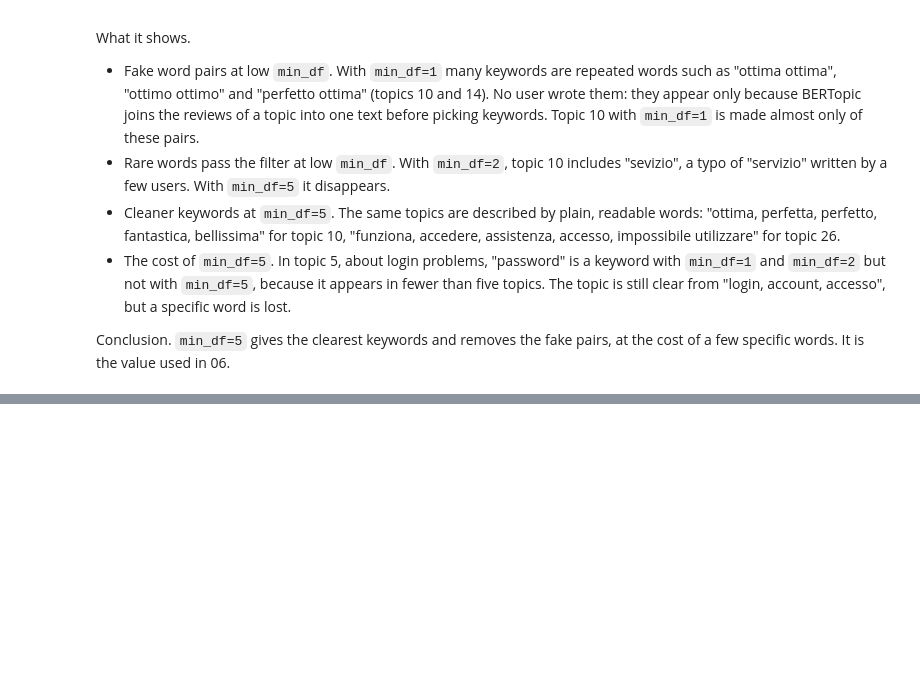
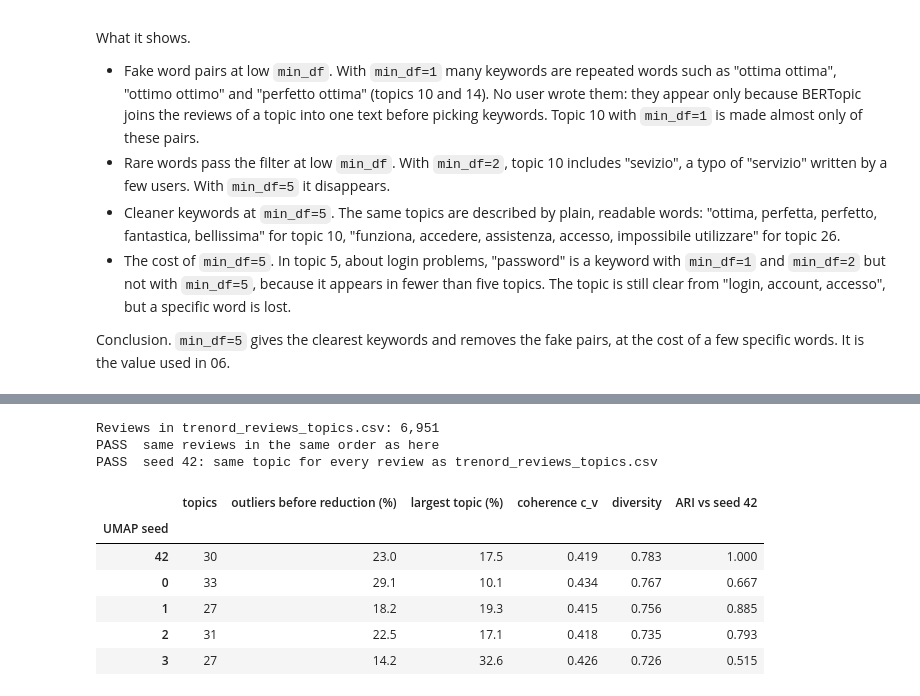
Before and after one commit to paolotroia-datavizlab/trenord-reviews-bertopic, a Jupyter notebook: notebooks/05_model_selection.ipynb, the cells around one changed output, grey strips where cells are left out. Drawn from its saved outputs; the diff is of its cells as text; code cells hidden in the pictures; blank space fills up the shorter version.

Commit message:
Add duplicate check to 03 and min_samples, seed, embedding model and keyword comparisons to 05

```diff
--- a/notebooks/05_model_selection.ipynb
+++ b/notebooks/05_model_selection.ipynb
@@ -531,0 +583,11 @@ Conclusion. `min_df=5` gives the clearest keywords and removes the fake pairs, a
+# %%
+# --- TRAIN ONE MODEL PER min_samples (min_cluster_size=30, min_df=5) ---
+min_samples_runs = {}
+
+for min_samples in MIN_SAMPLES_VALUES:
+    topic_model, run_topics_before, run_topics_after = train_topic_model(30, min_df=5, min_samples=min_samples)
+    min_samples_runs[min_samples] = {
+        "model": topic_model,
+        "topics_before": run_topics_before,
+        "topics_after": run_topics_after,
+    }
@@ -531,0 +650,11 @@ Conclusion. `min_df=5` gives the clearest keywords and removes the fake pairs, a
+# %%
+# --- TRAIN ONE MODEL PER UMAP SEED (min_cluster_size=30, min_df=5) ---
+seed_runs = {}
+
+for seed in UMAP_SEEDS:
+    topic_model, run_topics_before, run_topics_after = train_topic_model(30, min_df=5, umap_random_state=seed)
+    seed_runs[seed] = {
+        "model": topic_model,
+        "topics_before": run_topics_before,
+        "topics_after": run_topics_after,
+    }
@@ -531,0 +667,52 @@ Conclusion. `min_df=5` gives the clearest keywords and removes the fake pairs, a
+# %%
+# --- SEED 42 REPRODUCES THE TOPICS OF 06 ---
+# trenord_reviews_topics.csv holds the topic that 06 gave to each Italian review.
+# The rows must be the same reviews in the same order, then the topics must match one by one.
+saved_topics_df = pd.read_csv("../data/processed/trenord_reviews_topics.csv")
+
+same_reviews = saved_topics_df["review_id"].tolist() == italian_df["review_id"].tolist()
+same_topics = saved_topics_df["topic"].tolist() == list(seed_runs[42]["topics_after"])
+
+print(f"Reviews in trenord_reviews_topics.csv: {len(saved_topics_df):,}")
+if same_reviews:
+    print("PASS  same reviews in the same order as here")
+else:
+    print("FAIL  the reviews are not the same as here")
+if same_topics:
+    print("PASS  seed 42: same topic for every review as trenord_reviews_topics.csv")
+else:
+    print("FAIL  seed 42: some reviews have a different topic from trenord_reviews_topics.csv")
+# %% [output]
+Reviews in trenord_reviews_topics.csv: 6,951
+PASS  same reviews in the same order as here
+PASS  seed 42: same topic for every review as trenord_reviews_topics.csv
+# %%
+# --- METRICS AND ARI FOR EACH SEED ---
+# The ARI compares each seed with seed 42, so the seed 42 row is 1.0 by definition.
+reference_topics = list(seed_runs[42]["topics_after"])
+seed_rows = []
+
+for seed in UMAP_SEEDS:
+    run = seed_runs[seed]
+    metrics = compute_metrics(run["model"], run["topics_before"], run["topics_after"])
+    ari = adjusted_rand_score(reference_topics, list(run["topics_after"]))
+    seed_rows.append({
+        "UMAP seed": seed,
+        "topics": metrics["topics"],
+        "outliers before reduction (%)": metrics["outliers before reduction (%)"],
+        "largest topic (%)": metrics["largest topic (%)"],
+        "coherence c_v": metrics["coherence c_v"],
+        "diversity": metrics["diversity"],
+        "ARI vs seed 42": round(ari, 3),
+    })
+
+seed_results = pd.DataFrame(seed_rows).set_index("UMAP seed")
+seed_results
+# %% [output]
+|  | topics | outliers before reduction (%) | largest topic (%) | coherence c_v | diversity | ARI vs seed 42 |
+| UMAP seed |  |  |  |  |  |  |
+| 42 | 30 | 23.0 | 17.5 | 0.419 | 0.783 | 1.000 |
+| 0 | 33 | 29.1 | 10.1 | 0.434 | 0.767 | 0.667 |
+| 1 | 27 | 18.2 | 19.3 | 0.415 | 0.756 | 0.885 |
+| 2 | 31 | 22.5 | 17.1 | 0.418 | 0.735 | 0.793 |
+| 3 | 27 | 14.2 | 32.6 | 0.426 | 0.726 | 0.515 |
```
Also changed, not shown: parts of 27 cells of this notebook, 3 other files.
